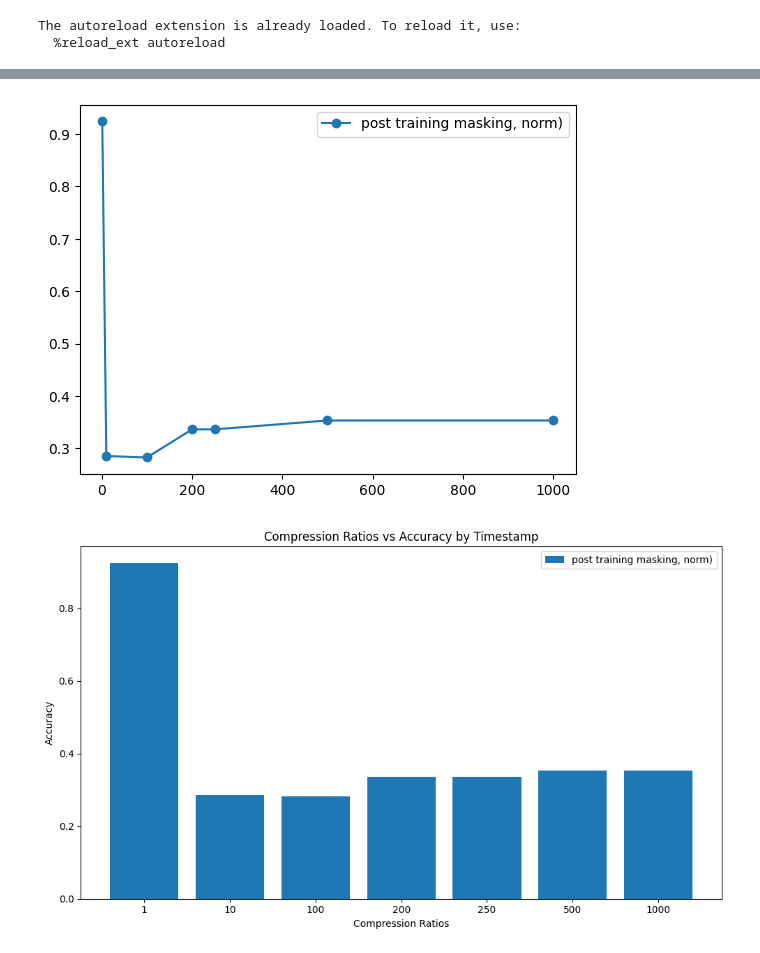
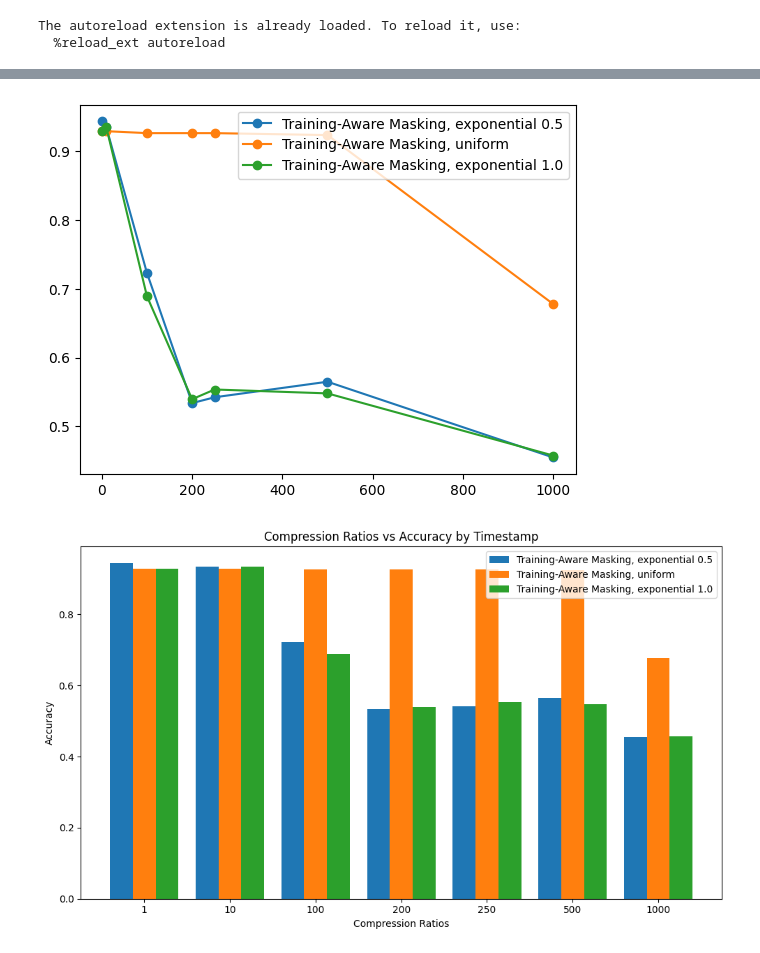
Before and after one commit to M0574F4/DistInference, a Jupyter notebook: notebooks/eval.ipynb, the cells around one changed output, grey strips where cells are left out. Cells and saved outputs as stored; diff of their text form; code cells hidden in the pictures.

```diff
--- a/notebooks/eval.ipynb
+++ b/notebooks/eval.ipynb
@@ -39,7 +39,7 @@ def run():
             total_bits=None,
             p_mask=p_mask,
             mask_strategy=timestamp2mask_strategy[timestamp_i], # norm last
-            feature_importance_strategy="raw" # norm2 max_abs
+            feature_importance_strategy="norm2" # norm2 max_abs
         )
             all_figs.append(results_dist['fig']);
             all_accuracies.append(results_dist['test_accuracy'])
@@ -49,13 +49,13 @@ def run():
         All_figs[timestamp_i] = all_figs
     return All_accuracies, All_figs;
 
-all_timestamp = ["20250105_224308", "20250104_095021", "20250102_050931", "20250106_004425"]
-all_timestamp = ["20250104_095021"]
+all_timestamp = ["20250105_224308", "20250104_095021", "20250102_050931", "20250106_004425", "20250104_080912"]
+# all_timestamp = ["20250104_095021"]
 compression_ratios = [1, 10, 100, 500, 1000, 2000]
 compression_ratios = [1, 10, 100, 200, 250, 500, 1000]
 
-timestamp2mask_strategy = {'20250105_224308': 'last', '20250104_095021': 'norm', "20250102_050931": 'last', "20250106_004425": 'last'}
-timestamp2label = {'20250102_050931': "Training-Aware Masking, uniform", '20250104_095021': "post training masking, norm)", "20250105_224308": "Training-Aware Masking, exponential 0.5", "20250106_004425": "Training-Aware Masking, exponential 1.0"}
+timestamp2mask_strategy = {'20250105_224308': 'last', '20250104_095021': 'norm', "20250102_050931": 'last', "20250106_004425": 'last', "20250104_080912": 'norm'}
+timestamp2label = {'20250102_050931': "Training-Aware Masking, uniform", '20250104_095021': "post training masking, norm)", "20250105_224308": "Training-Aware Masking, exponential 0.5", "20250106_004425": "Training-Aware Masking, exponential 1.0", "20250104_080912": "post training masking (Resnet18)"}
 
 All_accuracies, All_figs = run();
 # %% [output]
@@ -113,5 +118,10 @@ tensor([0.1457, 0.1062, 0.0731,  ..., 0.1019, 0.0815, 0.1447], device='cuda:0')
 # plt.show()
 # %%
+all_timestamp = ["20250105_224308", "20250104_095021", "20250102_050931", "20250106_004425"]
+all_timestamp = ["20250105_224308", "20250102_050931", "20250106_004425"]
+timestamp2label = {'20250102_050931': "Training-Aware Masking, uniform", "20250105_224308": "Training-Aware Masking, exponential 0.5", "20250106_004425": "Training-Aware Masking, exponential 1.0"}
+
+
 for timestamp_i in all_timestamp:
     plt.plot(compression_ratios, All_accuracies[timestamp_i], '-o', label=timestamp2label[timestamp_i])
 plt.legend()
@@ -151,32 +161,32 @@ for i, timestamp in enumerate(all_timestamp):
 
 plt.xlabel('Compression Ratios')
 plt.ylabel('Accuracy')
 plt.title('Compression Ratios vs Accuracy by Timestamp')
 plt.xticks(indices + bar_width * (num_timestamps-1) / 2, compression_ratios)
 plt.legend()
 plt.tight_layout()
 plt.show()
 
 
 
 import matplotlib.pyplot as plt
 
 plt.figure(figsize=(10, 6))
 
 for i, timestamp in enumerate(all_timestamp):
     plt.scatter(
         compression_ratios,
         All_accuracies[timestamp],
         s=(i+1) * 100,  # Bubble size
         alpha=0.6,
         label=timestamp2label[timestamp]
     )
 
 plt.xlabel('Compression Ratios')
 plt.ylabel('Accuracy')
 plt.title('Bubble Chart of Compression Ratios vs Accuracy')
 plt.legend(title='Timestamp', scatterpoints=1)
 plt.show()
 # %% [output]
-[figure, old version]
+[figure, new version]
-[figure, old version]
+[figure, new version]
```
Also changed, not shown: parts of 3 cells of this notebook, 6 other files.
